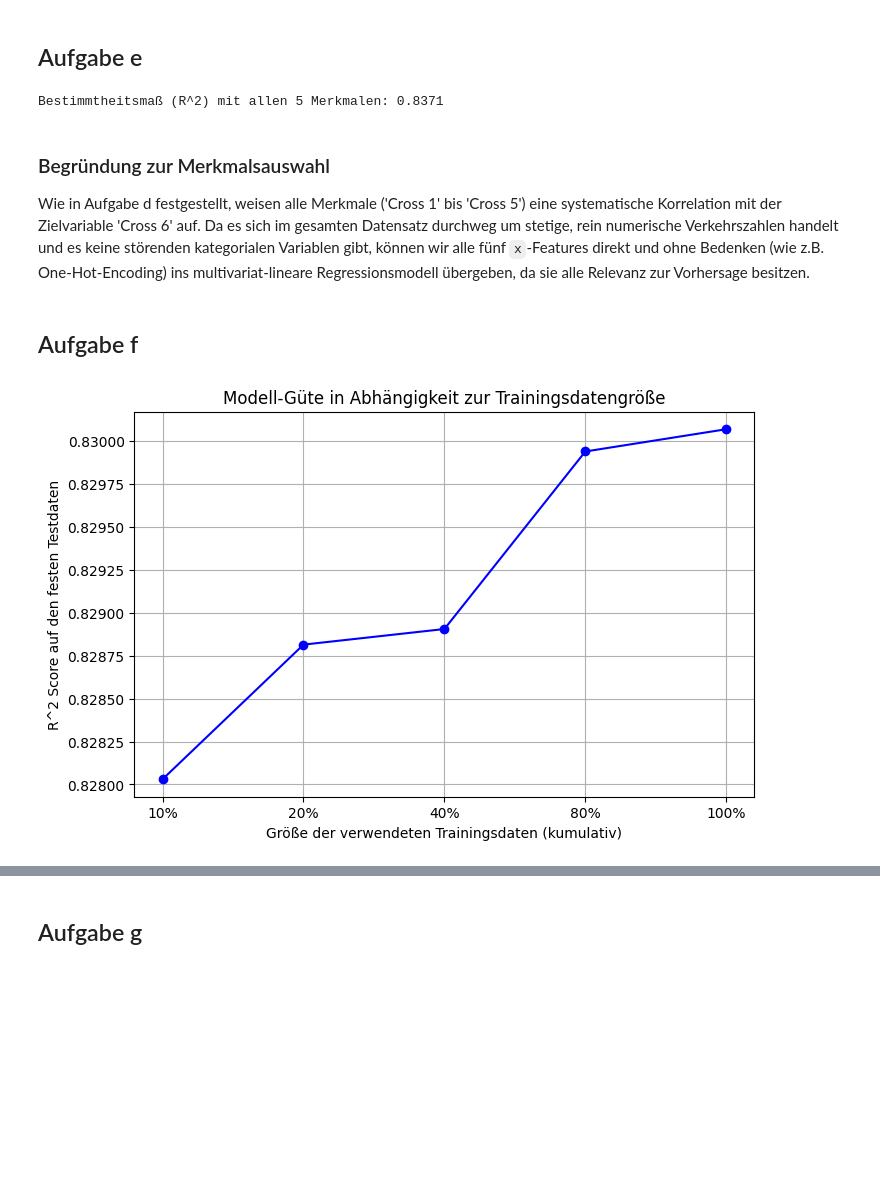
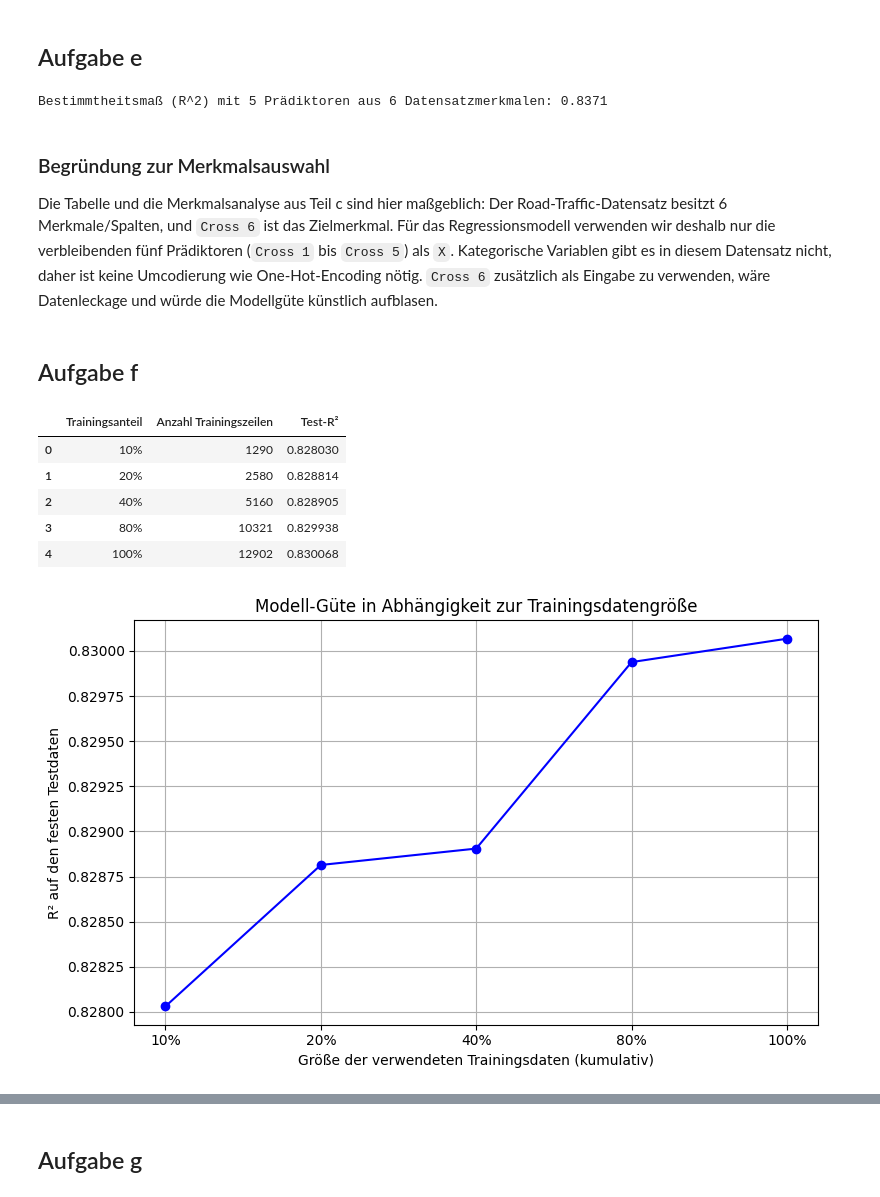
Before and after one commit to TieRub/DMg_2026, a Jupyter notebook: B1/Aufgaben_E_bis_H_ben.ipynb, the cells around one changed output, grey strips where cells are left out. Cells and saved outputs as stored; diff of their text form; code cells hidden in the pictures; blank space fills up the shorter version.

```diff
--- a/B1/Aufgaben_E_bis_H_ben.ipynb
+++ b/B1/Aufgaben_E_bis_H_ben.ipynb
@@ -33,59 +36,70 @@ lr_model.fit(X, y)
 y_pred = lr_model.predict(X)
 r2 = r2_score(y, y_pred)
 
-print(f"Bestimmtheitsmaß (R^2) mit allen 5 Merkmalen: {r2:.4f}")
+print(f"Bestimmtheitsmaß (R^2) mit 5 Prädiktoren aus 6 Datensatzmerkmalen: {r2:.4f}")
 # %% [output]
-Bestimmtheitsmaß (R^2) mit allen 5 Merkmalen: 0.8371
+Bestimmtheitsmaß (R^2) mit 5 Prädiktoren aus 6 Datensatzmerkmalen: 0.8371
 # %% [markdown]
 ### Begründung zur Merkmalsauswahl
-Wie in Aufgabe d festgestellt, weisen alle Merkmale ('Cross 1' bis 'Cross 5') eine systematische Korrelation mit der Zielvariable 'Cross 6' auf. Da es sich im gesamten Datensatz durchweg um stetige, rein numerische Verkehrszahlen handelt und es keine störenden kategorialen Variablen gibt, können wir alle fünf `x`-Features direkt und ohne Bedenken (wie z.B. One-Hot-Encoding) ins multivariat-lineare Regressionsmodell übergeben, da sie alle Relevanz zur Vorhersage besitzen.
+Die Tabelle und die Merkmalsanalyse aus Teil c sind hier maßgeblich: Der Road-Traffic-Datensatz besitzt 6 Merkmale/Spalten, und `Cross 6` ist das Zielmerkmal. Für das Regressionsmodell verwenden wir deshalb nur die verbleibenden fünf Prädiktoren (`Cross 1` bis `Cross 5`) als `X`. Kategorische Variablen gibt es in diesem Datensatz nicht, daher ist keine Umcodierung wie One-Hot-Encoding nötig. `Cross 6` zusätzlich als Eingabe zu verwenden, wäre Datenleckage und würde die Modellgüte künstlich aufblasen.
 # %% [markdown]
 ## Aufgabe f
 # %%
-# 1. Ursprünglicher 80/20 Datenaufspaltung
+# 1. 80/20-Aufteilung in potentielle Trainingsdaten und feste Testdaten
 X_train_pot, X_test, y_train_pot, y_test = train_test_split(
     X, y, test_size=0.20, random_state=42
 )
 
-# 2. Korrektes kumulatives Zufalls-Sampling implementieren
-rng = np.random.default_rng(42)  # Fester Seed
+# 2. Kumulatives Zufalls-Sampling mit festem Seed
+rng = np.random.default_rng(42)
 all_indices = list(X_train_pot.index)
-rng.shuffle(all_indices)         # Einmal zufällig mischen
+rng.shuffle(all_indices)
 
 fractions = [0.10, 0.20, 0.40, 0.80, 1.00]
 r2_scores = []
 sizes = []
+row_counts = []
 
-# Erklärung: Da all_indices einmalig mit festem Seed gemischt wurde,
-# enthält [:20%] automatisch [:10%] plus weitere 10% – das erfüllt exakt die
-# Anforderung bzgl. des kumulativen Ziehens mit konstantem Seed!
+# Da einmalig gemischt wird, enthält 20% automatisch die 10% aus dem Schritt davor plus neue Zeilen.
 for frac in fractions:
     n = int(len(all_indices) * frac)
     subset_idx = all_indices[:n]
 
-    # Subset aus DataFrame holen
     X_train_sub = X_train_pot.loc[subset_idx]
     y_train_sub = y_train_pot.loc[subset_idx]
 
-    # Trainieren
     model_f = LinearRegression()
     model_f.fit(X_train_sub, y_train_sub)
 
-    # Immer auf denselben 20% Testdaten evaluieren!
     score = r2_score(y_test, model_f.predict(X_test))
     r2_scores.append(score)
-    sizes.append(f"{int(frac*100)}%")
+    sizes.append(f"{int(frac * 100)}%")
+    row_counts.append(n)
+
+results_f = pd.DataFrame({
+    "Trainingsanteil": sizes,
+    "Anzahl Trainingszeilen": row_counts,
+    "Test-R²": r2_scores,
+})
+display(results_f)
 
 # 3. Liniendiagramm plotten
 plt.figure(figsize=(8, 5))
 plt.plot(sizes, r2_scores, marker='o', linestyle='-', color='b')
 plt.title("Modell-Güte in Abhängigkeit zur Trainingsdatengröße")
 plt.xlabel("Größe der verwendeten Trainingsdaten (kumulativ)")
-plt.ylabel("R^2 Score auf den festen Testdaten")
+plt.ylabel("R² auf den festen Testdaten")
 plt.grid(True)
+plt.tight_layout()
 plt.show()
 # %% [output]
+|  | Trainingsanteil | Anzahl Trainingszeilen | Test-R² |
+| 0 | 10% | 1290 | 0.828030 |
+| 1 | 20% | 2580 | 0.828814 |
+| 2 | 40% | 5160 | 0.828905 |
+| 3 | 80% | 10321 | 0.829938 |
+| 4 | 100% | 12902 | 0.830068 |
-[figure, old version]
+[figure, new version]
 # %% [markdown]
 ### Beobachtung und Modell-Empfehlung
 
```
Also changed, not shown: parts of 7 cells of this notebook.
